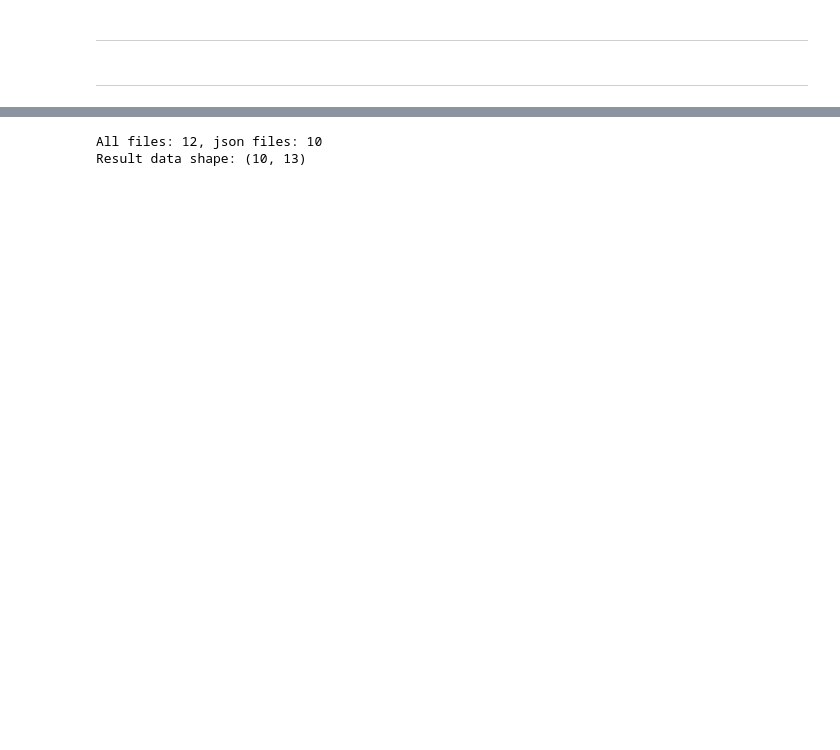
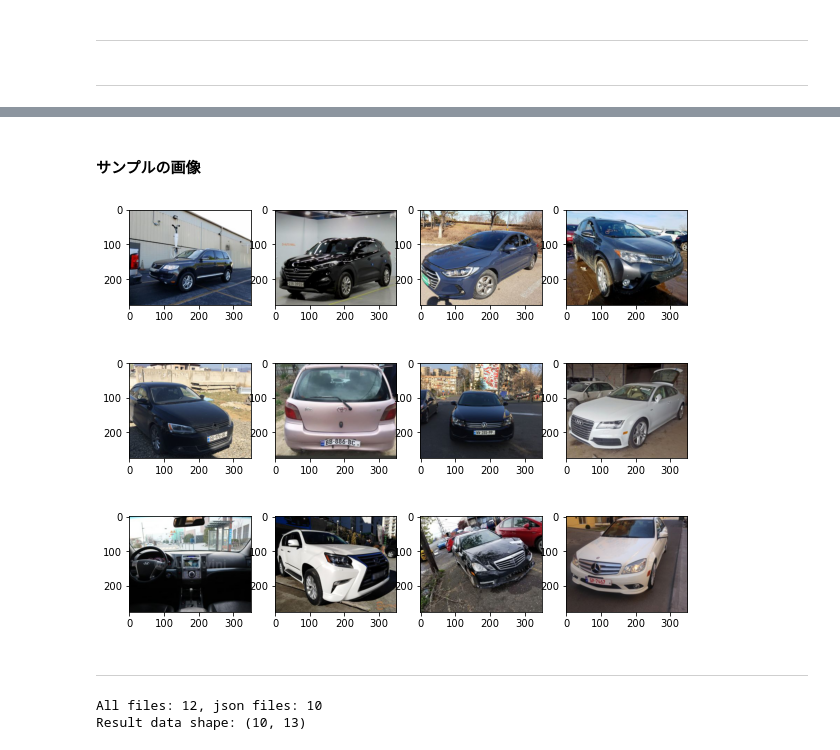
Before and after one commit to yukismd/Driverless_AI_ClientAccess, a Jupyter notebook: Experiment/dl_archtect_test_result.ipynb, the cells around one changed output, grey strips where cells are left out. Cells and saved outputs as stored; diff of their text form; code cells hidden in the pictures; blank space fills up the shorter version.

```diff
--- a/Experiment/dl_archtect_test_result.ipynb
+++ b/Experiment/dl_archtect_test_result.ipynb
@@ -57,3 +86,18 @@ os.path
+# %% [markdown]
+#### サンプルの画像
+# %%
+imgs = ['1143.jpg','16826.jpg','24237.jpg','36425.jpg','62171.jpg','77710.jpg',
+        '87406.jpg','13124.jpg','23911.jpg','3182.jpg','50771.jpg','69760.jpg']
+
+plt.figure(figsize=(10,8))
+for i,img in enumerate(imgs):
+    image_path_list = os.path.join(os.environ['HOME'], 'Documents/Sample_Data/car_deals/sample/images/', img)
+    plt.subplot(3,4,i+1)
+    plt.imshow(mpimg.imread(image_path_list), cmap="gray")
+# %% [output]
+[figure, added]
+# %% [markdown]
+***
 # %%
 df_car = get_resultdata('dl_archtect_test/result/')
 df_car = df_car[df_car['Data_Name']=='car_deals.zip']
```
Also changed, not shown: parts of 9 cells of this notebook.
